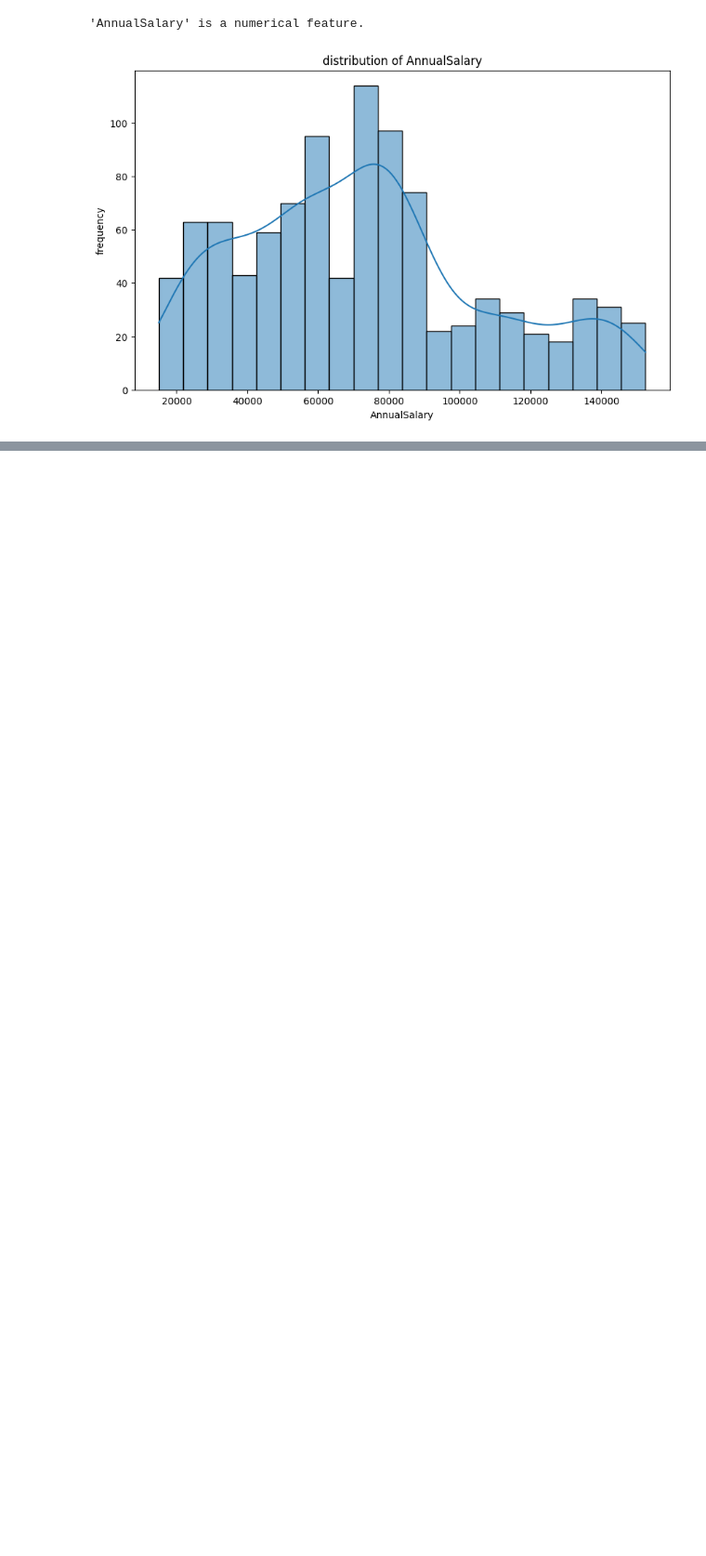
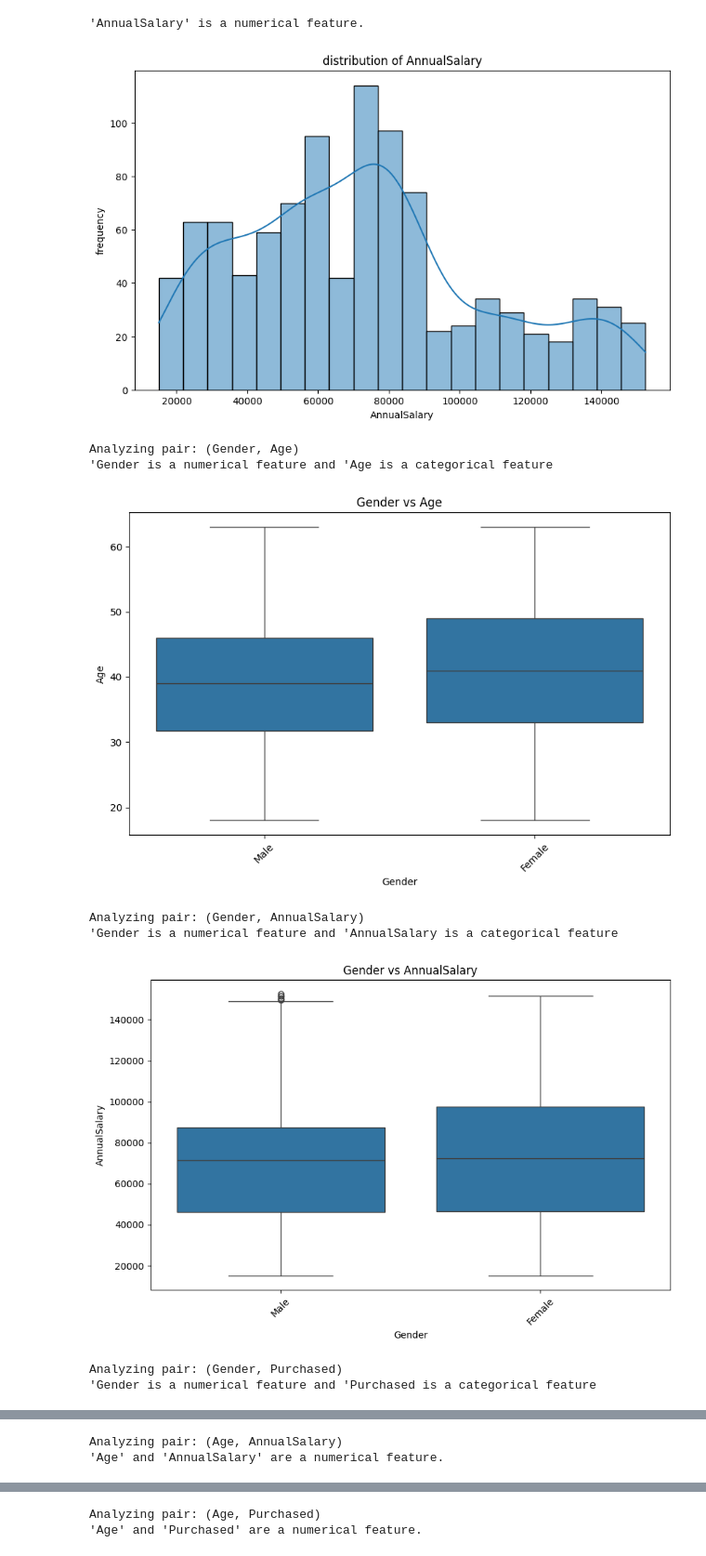
Before and after one commit to yuvraj-rathod-1202/Car_Purchase_Classification, a Jupyter notebook: EDA/EDA.ipynb, the cells around one changed output, grey strips where cells are left out. Shown at 93% size. Cells and saved outputs as stored; diff of their text form; code cells hidden in the pictures; blank space fills up the shorter version.

```diff
--- a/EDA/EDA.ipynb
+++ b/EDA/EDA.ipynb
@@ -85,3 +87,20 @@ for feature in ["Age", "AnnualSalary"]:
 [figure]
 'AnnualSalary' is a numerical feature.
 [figure]
+# %%
+bivariate_analyzer = BivariateAnalyzer()
+
+combination = [["Gender", "AnnualSalary"], ["Age", "AnnualSalary"], ["Age", "Purchased"], ["AnnualSalary", "Purchased"]]
+
+for feature1, feature2 in itertools.combinations(df.columns, 2):
+    print(f"Analyzing pair: ({feature1}, {feature2})")
+    bivariate_analyzer.execute_strategy(df, feature1, feature2)
+# %% [output]
+Analyzing pair: (Gender, Age)
+'Gender is a numerical feature and 'Age is a categorical feature
+[figure, added]
+Analyzing pair: (Gender, AnnualSalary)
+'Gender is a numerical feature and 'AnnualSalary is a categorical feature
+[figure, added]
+Analyzing pair: (Gender, Purchased)
+'Gender is a numerical feature and 'Purchased is a categorical feature
@@ -87,0 +108,2 @@ for feature in ["Age", "AnnualSalary"]:
+Analyzing pair: (Age, AnnualSalary)
+'Age' and 'AnnualSalary' are a numerical feature.
@@ -87,0 +111,2 @@ for feature in ["Age", "AnnualSalary"]:
+Analyzing pair: (Age, Purchased)
+'Age' and 'Purchased' are a numerical feature.
```
Also changed, not shown: parts of 7 cells of this notebook, 1 other file.
